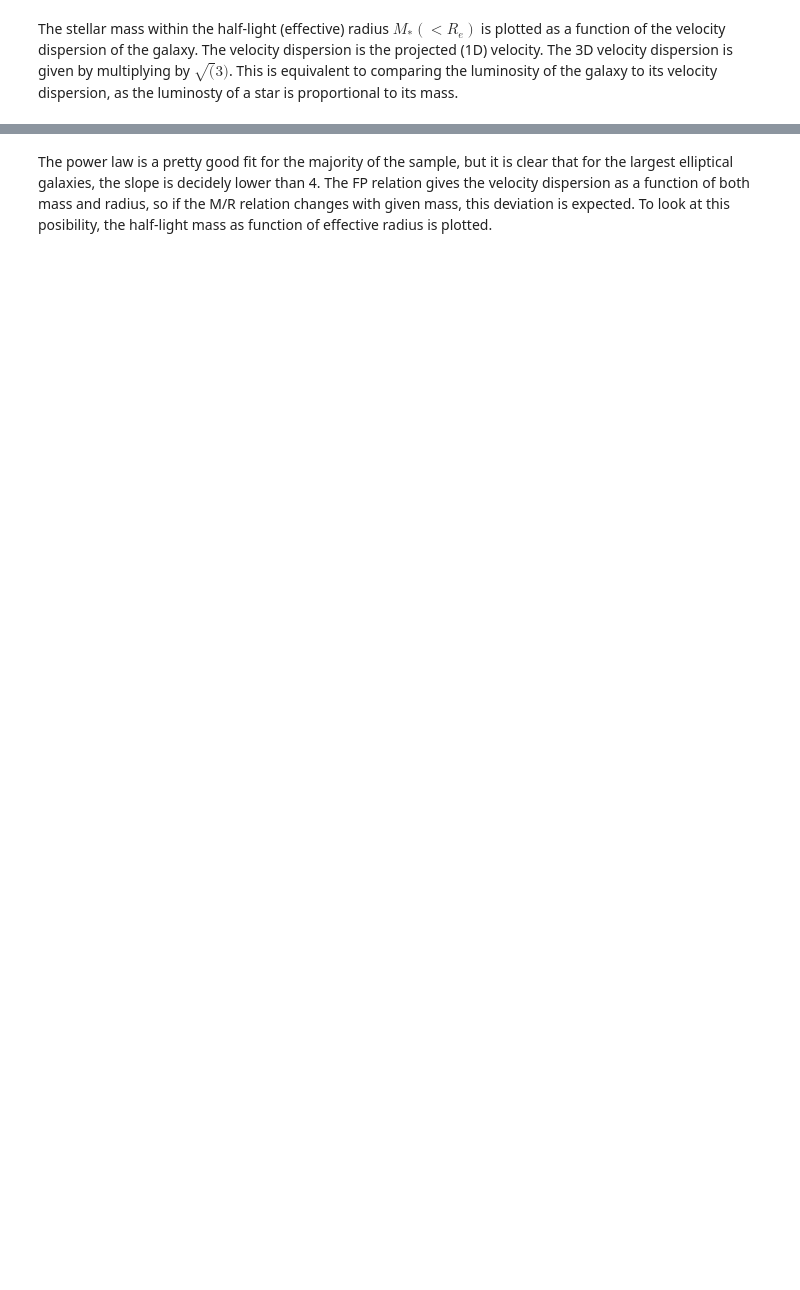
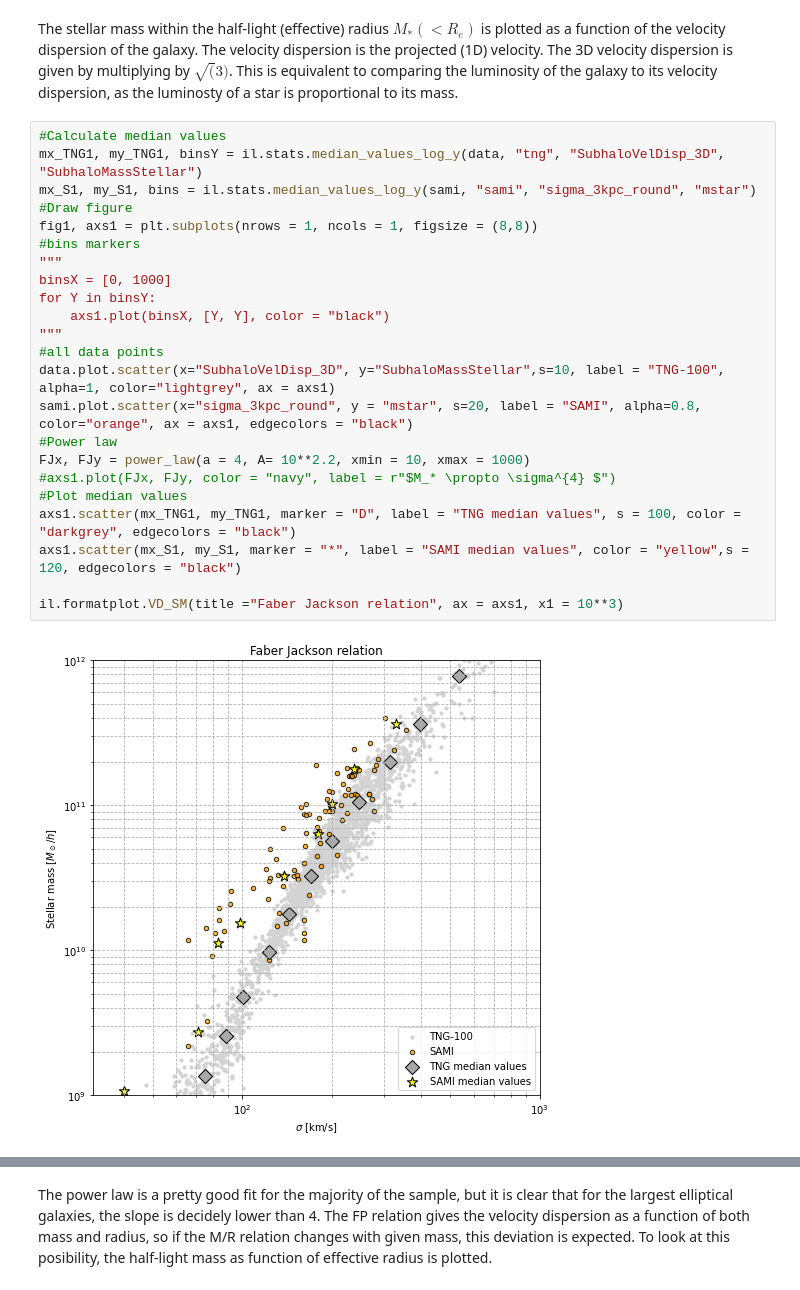
Before and after one commit to choisant/illustris-project, a Jupyter notebook: src/FP.ipynb, the cells around one changed output, grey strips where cells are left out. Drawn from its saved outputs; the diff is of its cells as text; blank space fills up the shorter version.

```diff
--- a/src/FP.ipynb
+++ b/src/FP.ipynb
@@ -36,6 +36,31 @@ sami["r_e_circ"] = sami["r_e_circ"]
 sami["mstar"] = sami["mstar"]
 # %% [markdown]
 The stellar mass within the half-light (effective) radius $M_{*}(<R_e)$ is plotted as a function of the velocity dispersion of the galaxy. The velocity dispersion is the projected (1D) velocity. The 3D velocity dispersion is given by multiplying by $\sqrt(3)$. This is equivalent to comparing the luminosity of the galaxy to its velocity dispersion, as the luminosty of a star is proportional to its mass.
+# %%
+#Calculate median values
+mx_TNG1, my_TNG1, binsY = il.stats.median_values_log_y(data, "tng", "SubhaloVelDisp_3D", "SubhaloMassStellar")
+mx_S1, my_S1, bins = il.stats.median_values_log_y(sami, "sami", "sigma_3kpc_round", "mstar")
+#Draw figure
+fig1, axs1 = plt.subplots(nrows = 1, ncols = 1, figsize = (8,8))
+#bins markers
+"""
+binsX = [0, 1000]
+for Y in binsY:
+    axs1.plot(binsX, [Y, Y], color = "black")
+"""
+#all data points
+data.plot.scatter(x="SubhaloVelDisp_3D", y="SubhaloMassStellar",s=10, label = "TNG-100", alpha=1, color="lightgrey", ax = axs1)
+sami.plot.scatter(x="sigma_3kpc_round", y = "mstar", s=20, label = "SAMI", alpha=0.8, color="orange", ax = axs1, edgecolors = "black")
+#Power law
+FJx, FJy = power_law(a = 4, A= 10**2.2, xmin = 10, xmax = 1000)
+#axs1.plot(FJx, FJy, color = "navy", label = r"$M_* \propto \sigma^{4} $")
+#Plot median values
+axs1.scatter(mx_TNG1, my_TNG1, marker = "D", label = "TNG median values", s = 100, color = "darkgrey", edgecolors = "black")
+axs1.scatter(mx_S1, my_S1, marker = "*", label = "SAMI median values", color = "yellow",s = 120, edgecolors = "black")
+
+il.formatplot.VD_SM(title ="Faber Jackson relation", ax = axs1, x1 = 10**3)
+# %% [output]
+[figure, added]
 # %%
 fig2, axs2 = plt.subplots(nrows = 1, ncols = 1, figsize = (8,8))
 data.plot.scatter(x="SubhaloHalfmassRadStellar_2D", y="SubhaloMassStellar",s=1, label = "TNG-100", alpha=0.8, color="grey", ax = axs2)
```
Also changed, not shown: parts of 5 cells of this notebook, 10 other files.
